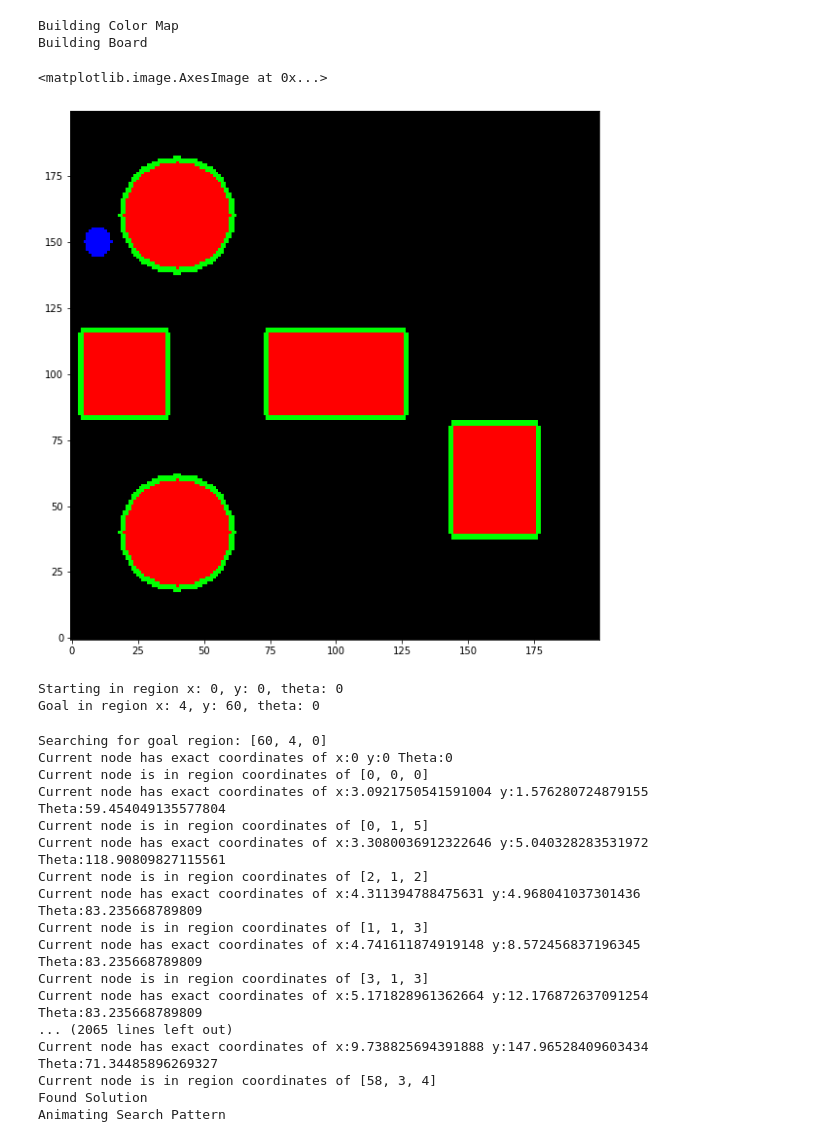
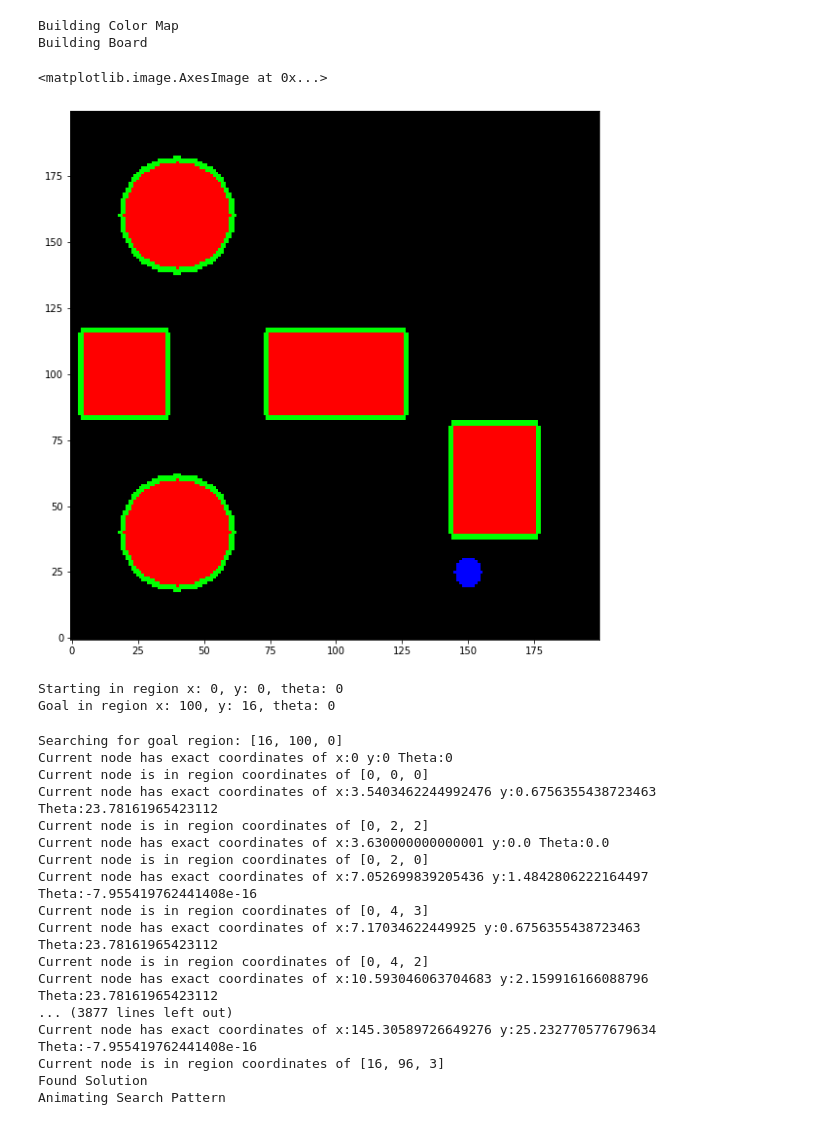
Before and after one commit to njnovak/ENPM-661-Project-3, a Jupyter notebook: 661 Project A_Star/phase_2.ipynb, the cells around one changed output. Saved outputs shown, nothing was run; the diff lists cells and outputs as text; code cells hidden in the pictures.

```diff
--- a/661 Project A_Star/phase_2.ipynb
+++ b/661 Project A_Star/phase_2.ipynb
@@ -91,7 +94,7 @@ def generate_margin(color_map, radius):
 
                     y_range = np.arange(y_lower_limit, y_upper_limit+1)
                     for y_i in y_range:
-                        if (x_i >= 0 and x_i <= width) and (y_i >= 0 and y_i <= height):
+                        if (x_i >= 0 and x_i < width) and (y_i >= 0 and y_i < height):
                             if not (color_map[int(y_i)][x_i][0] == [255] and
                                     color_map[int(y_i)][x_i][1] == [0] and
                                     color_map[int(y_i)][x_i][2] == [0]):
@@ -114,7 +117,7 @@ def expand_goal(color_map, goal_location, radius):
 
         y_range = np.arange(y_lower_limit, y_upper_limit+1)
         for y_i in y_range:
-            if (x_i >= 0 and x_i <= width) and (y_i >= 0 and y_i <= height):
+            if (x_i >= 0 and x_i < width) and (y_i >= 0 and y_i < height):
                 if not (int(color_map[int(y_i)][int(x_i)][0]) == 255 or\
                        int(color_map[int(y_i)][int(x_i)][1]) == 255):
                     color_map[int(y_i)][int(x_i)] = [0,0,255]
@@ -380,26 +382,28 @@ def validate_inputs(height, width, start_location, goal_location, color_map):
 # %%
 # starting paramters
 start_location = [0,0,0]
-goal_location = [150,10,0]
+goal_location = [25,150,0]
 
+# color map size
+# board size will be based off of the color map and threshold
 width = 200
 height = 200
 
-thresh = 2.5
+thresh = 1.5
 
 print('Building Color Map')
 color_map = create_color_map(height = height, width = width, radius=15, goal_location=goal_location)
 
 print('Building Board')
 board = create_board(width=width, height=height, thresh=thresh)
 
 plt.figure(figsize=(10, 10))
 plt.imshow(color_map, origin='lower')
 # %% [output]
 Building Color Map
 Building Board
 <matplotlib.image.AxesImage at 0x...>
-[figure, old version]
+[figure, new version]
 # %%
 compressed_x_start, compressed_y_start, compressed_angle_start = compress_coordinates(
         start_location[1],
@@ -419,7 +423,7 @@ print(f'Starting in region x: {compressed_x_start}, y: {compressed_y_start}, the
 print(f'Goal in region x: {compressed_x_goal}, y: {compressed_y_goal}, theta: {compressed_angle_goal}')
 # %% [output]
 Starting in region x: 0, y: 0, theta: 0
-Goal in region x: 4, y: 60, theta: 0
+Goal in region x: 100, y: 16, theta: 0
 # %%
 start_node = board[compressed_y_start][compressed_x_start][compressed_angle_start]
 goal_node = board[compressed_y_goal][compressed_x_goal][compressed_angle_goal]
@@ -492,21 +496,21 @@ while len(open_nodes) > 0:
 if not found:
     print('No Solution')
 # %% [output]
-Searching for goal region: [60, 4, 0]
+Searching for goal region: [16, 100, 0]
 Current node has exact coordinates of x:0 y:0 Theta:0
 Current node is in region coordinates of [0, 0, 0]
-Current node has exact coordinates of x:3.0921750541591004 y:1.576280724879155 Theta:59.454049135577804
-Current node is in region coordinates of [0, 1, 5]
-Current node has exact coordinates of x:3.3080036912322646 y:5.040328283531972 Theta:118.90809827115561
-Current node is in region coordinates of [2, 1, 2]
-Current node has exact coordinates of x:4.311394788475631 y:4.968041037301436 Theta:83.235668789809
-Current node is in region coordinates of [1, 1, 3]
-Current node has exact coordinates of x:4.741611874919148 y:8.572456837196345 Theta:83.235668789809
-Current node is in region coordinates of [3, 1, 3]
-Current node has exact coordinates of x:5.171828961362664 y:12.176872637091254 Theta:83.235668789809
-... (2065 lines left out)
-Current node has exact coordinates of x:9.738825694391888 y:147.96528409603434 Theta:71.34485896269327
-Current node is in region coordinates of [58, 3, 4]
+Current node has exact coordinates of x:3.5403462244992476 y:0.6756355438723463 Theta:23.78161965423112
+Current node is in region coordinates of [0, 2, 2]
+Current node has exact coordinates of x:3.630000000000001 y:0.0 Theta:0.0
+Current node is in region coordinates of [0, 2, 0]
+Current node has exact coordinates of x:7.052699839205436 y:1.4842806222164497 Theta:-7.955419762441408e-16
+Current node is in region coordinates of [0, 4, 3]
+Current node has exact coordinates of x:7.17034622449925 y:0.6756355438723463 Theta:23.78161965423112
+Current node is in region coordinates of [0, 4, 2]
+Current node has exact coordinates of x:10.593046063704683 y:2.159916166088796 Theta:23.78161965423112
+... (3877 lines left out)
+Current node has exact coordinates of x:145.30589726649276 y:25.232770577679634 Theta:-7.955419762441408e-16
+Current node is in region coordinates of [16, 96, 3]
 Found Solution
 Animating Search Pattern
 # %%
```
Also changed, not shown: parts of 4 cells of this notebook.
